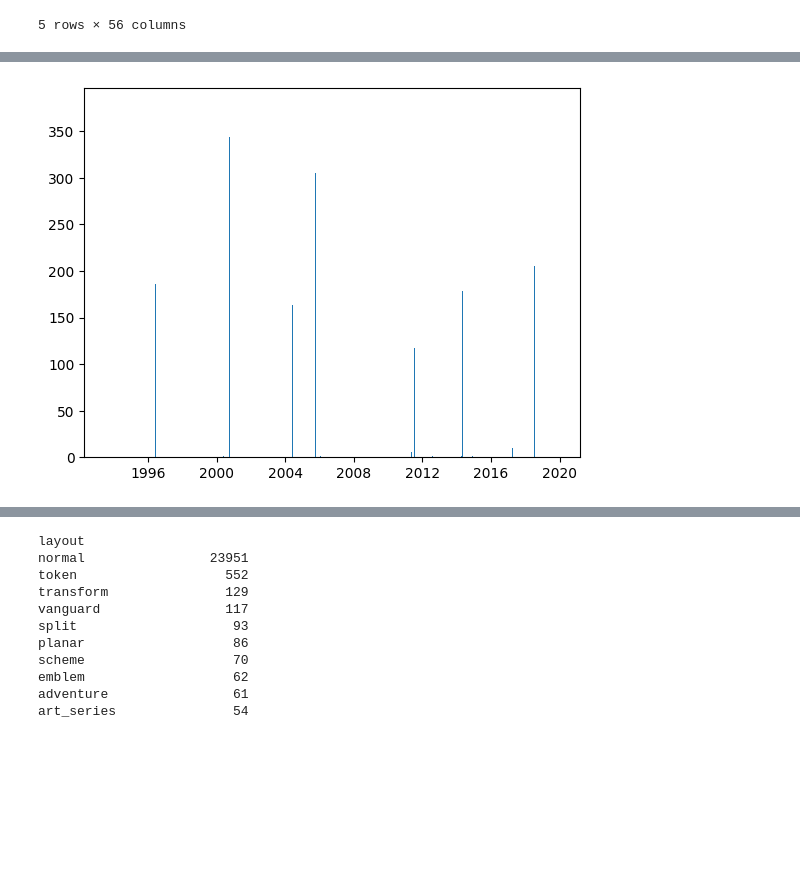
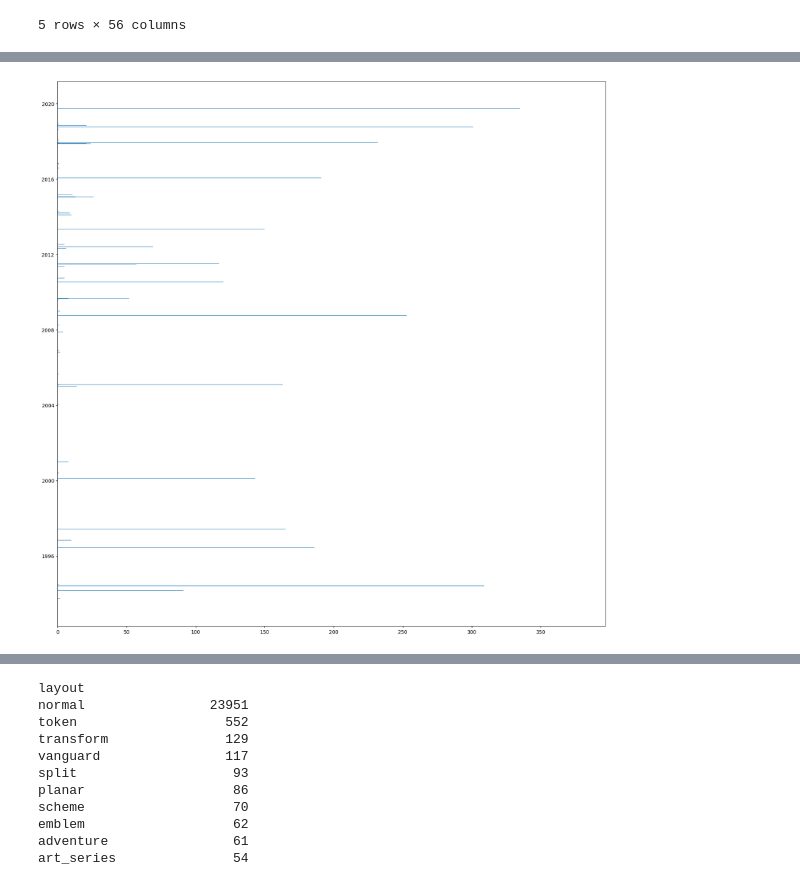
Before and after one commit to Mariodraghidicomodo/elaborato, a Jupyter notebook: progetto_data_scienze/codice/Some_Plots/Plot_scryfall_artwork.ipynb, the cells around one changed output, grey strips where cells are left out. Drawn from its saved outputs; the diff is of its cells as text; code cells hidden in the pictures; blank space fills up the shorter version.

Commit message:
some plot and maybe a unique df with merge

```diff
--- a/progetto_data_scienze/codice/Some_Plots/Plot_scryfall_artwork.ipynb
+++ b/progetto_data_scienze/codice/Some_Plots/Plot_scryfall_artwork.ipynb
@@ -66,6 +145,7 @@ Name: count, Length: 413, dtype: int64
 # %%
-plt.figure()
-plt.bar(artwork_cards_clean_df.released_at.value_counts().index,artwork_cards_clean_df.released_at.value_counts())
+plt.figure(figsize = (20,20))
+plt.barh(artwork_cards_clean_df.released_at.value_counts().index,artwork_cards_clean_df.released_at.value_counts())
+#addlabels_oriz(artwork_cards_clean_df.released_at.value_counts().index,artwork_cards_clean_df.released_at.value_counts(),1000000000)
 plt.show()
 # %% [output]
-[figure, old version]
+[figure, new version]
```
Also changed, not shown: parts of 24 cells of this notebook, 6 other files.
